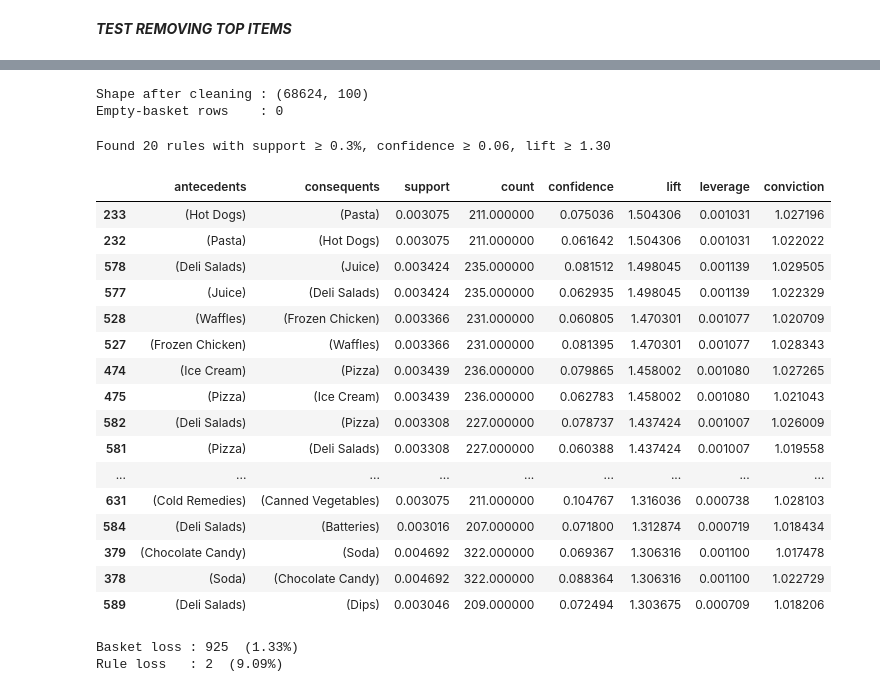
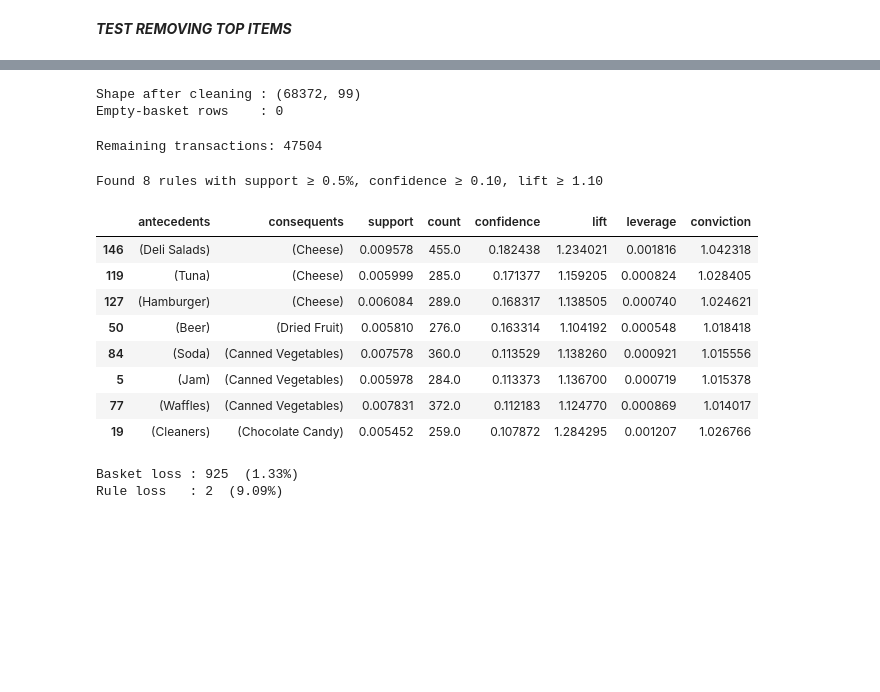
Before and after one commit to ijustsnapped/DataMine_PI, a Jupyter notebook: PD_202425_Project1/PD_202425_Project.ipynb, the cells around one changed output, grey strips where cells are left out. Drawn from its saved outputs; the diff is of its cells as text; code cells hidden in the pictures; blank space fills up the shorter version.

```diff
--- a/PD_202425_Project1/PD_202425_Project.ipynb
+++ b/PD_202425_Project1/PD_202425_Project.ipynb
@@ -1763,6 +2067,6 @@ Number of rules generated: 3
 # %%
 # Drop the two dominant items
-cols_to_drop = ['Fresh Vegetables', 'Fresh Fruit']
+cols_to_drop = ['Fresh Vegetables', 'Fresh Fruit', 'Soup']
 df_stripped   = binary_foodmart.drop(columns=cols_to_drop, errors='ignore')
 
 # Remove transactions that became empty after the drop
@@ -1773,52 +2077,50 @@ df_stripped      = df_stripped[mask_non_empty].reset_index(drop=True)
 print(f"Shape after cleaning : {df_stripped.shape}")
 print(f"Empty-basket rows    : {(df_stripped.sum(axis=1)==0).sum()}")
 # %% [output]
-Shape after cleaning : (68624, 100)
+Shape after cleaning : (68372, 99)
 Empty-basket rows    : 0
+# %%
+# Drop rows in df_stripped with fewer than 3 True values (i.e., less than 3 items)
+df_stripped = df_stripped[df_stripped.sum(axis=1) >= 3]
+print("Remaining transactions:", df_stripped.shape[0])
+# %% [output]
+Remaining transactions: 47504
 # %%
 # frequent itemsets
-min_sup   = 0.003
+min_sup   = 0.005
 freq_items = fpgrowth(df_stripped, min_support=min_sup, use_colnames=True)
 
 # confidence
-min_conf  = 0.06
+min_conf  = 0.10
 rules     = association_rules(freq_items, metric="confidence", min_threshold=min_conf)
 
 # Filter for lift ≥ 1.20
-min_lift  = 1.3
+min_lift  = 1.1
 strong_rules = rules[rules['lift'] >= min_lift].copy()
 
 # absolute counts
 strong_rules['count'] = strong_rules['support'] * df_stripped.shape[0]
 
-strong_rules = strong_rules.sort_values(['lift','confidence'], ascending=False)
+strong_rules = strong_rules.sort_values(['confidence'], ascending=False)
 print(f"Found {len(strong_rules)} rules with support ≥ {min_sup*100:.1f}%, "
       f"confidence ≥ {min_conf:.2f}, lift ≥ {min_lift:.2f}\n")
 strong_rules[[
     'antecedents','consequents',
     'support','count',
     'confidence','lift',
     'leverage','conviction'
 ]].head(30)
 # %% [output]
-Found 20 rules with support ≥ 0.3%, confidence ≥ 0.06, lift ≥ 1.30
+Found 8 rules with support ≥ 0.5%, confidence ≥ 0.10, lift ≥ 1.10
 |  | antecedents | consequents | support | count | confidence | lift | leverage | conviction |
-| 233 | (Hot Dogs) | (Pasta) | 0.003075 | 211.000000 | 0.075036 | 1.504306 | 0.001031 | 1.027196 |
-| 232 | (Pasta) | (Hot Dogs) | 0.003075 | 211.000000 | 0.061642 | 1.504306 | 0.001031 | 1.022022 |
-| 578 | (Deli Salads) | (Juice) | 0.003424 | 235.000000 | 0.081512 | 1.498045 | 0.001139 | 1.029505 |
-| 577 | (Juice) | (Deli Salads) | 0.003424 | 235.000000 | 0.062935 | 1.498045 | 0.001139 | 1.022329 |
-| 528 | (Waffles) | (Frozen Chicken) | 0.003366 | 231.000000 | 0.060805 | 1.470301 | 0.001077 | 1.020709 |
-| 527 | (Frozen Chicken) | (Waffles) | 0.003366 | 231.000000 | 0.081395 | 1.470301 | 0.001077 | 1.028343 |
-| 474 | (Ice Cream) | (Pizza) | 0.003439 | 236.000000 | 0.079865 | 1.458002 | 0.001080 | 1.027265 |
-| 475 | (Pizza) | (Ice Cream) | 0.003439 | 236.000000 | 0.062783 | 1.458002 | 0.001080 | 1.021043 |
-| 582 | (Deli Salads) | (Pizza) | 0.003308 | 227.000000 | 0.078737 | 1.437424 | 0.001007 | 1.026009 |
-| 581 | (Pizza) | (Deli Salads) | 0.003308 | 227.000000 | 0.060388 | 1.437424 | 0.001007 | 1.019558 |
-| ... | ... | ... | ... | ... | ... | ... | ... | ... |
-| 631 | (Cold Remedies) | (Canned Vegetables) | 0.003075 | 211.000000 | 0.104767 | 1.316036 | 0.000738 | 1.028103 |
-| 584 | (Deli Salads) | (Batteries) | 0.003016 | 207.000000 | 0.071800 | 1.312874 | 0.000719 | 1.018434 |
-| 379 | (Chocolate Candy) | (Soda) | 0.004692 | 322.000000 | 0.069367 | 1.306316 | 0.001100 | 1.017478 |
-| 378 | (Soda) | (Chocolate Candy) | 0.004692 | 322.000000 | 0.088364 | 1.306316 | 0.001100 | 1.022729 |
-| 589 | (Deli Salads) | (Dips) | 0.003046 | 209.000000 | 0.072494 | 1.303675 | 0.000709 | 1.018206 |
+| 146 | (Deli Salads) | (Cheese) | 0.009578 | 455.0 | 0.182438 | 1.234021 | 0.001816 | 1.042318 |
+| 119 | (Tuna) | (Cheese) | 0.005999 | 285.0 | 0.171377 | 1.159205 | 0.000824 | 1.028405 |
+| 127 | (Hamburger) | (Cheese) | 0.006084 | 289.0 | 0.168317 | 1.138505 | 0.000740 | 1.024621 |
+| 50 | (Beer) | (Dried Fruit) | 0.005810 | 276.0 | 0.163314 | 1.104192 | 0.000548 | 1.018418 |
+| 84 | (Soda) | (Canned Vegetables) | 0.007578 | 360.0 | 0.113529 | 1.138260 | 0.000921 | 1.015556 |
+| 5 | (Jam) | (Canned Vegetables) | 0.005978 | 284.0 | 0.113373 | 1.136700 | 0.000719 | 1.015378 |
+| 77 | (Waffles) | (Canned Vegetables) | 0.007831 | 372.0 | 0.112183 | 1.124770 | 0.000869 | 1.014017 |
+| 19 | (Cleaners) | (Chocolate Candy) | 0.005452 | 259.0 | 0.107872 | 1.284295 | 0.001207 | 1.026766 |
 # %%
 # If you want to double-check quickly:
 before = 69549
```
Also changed, not shown: parts of 43 cells of this notebook, 5 other files.
